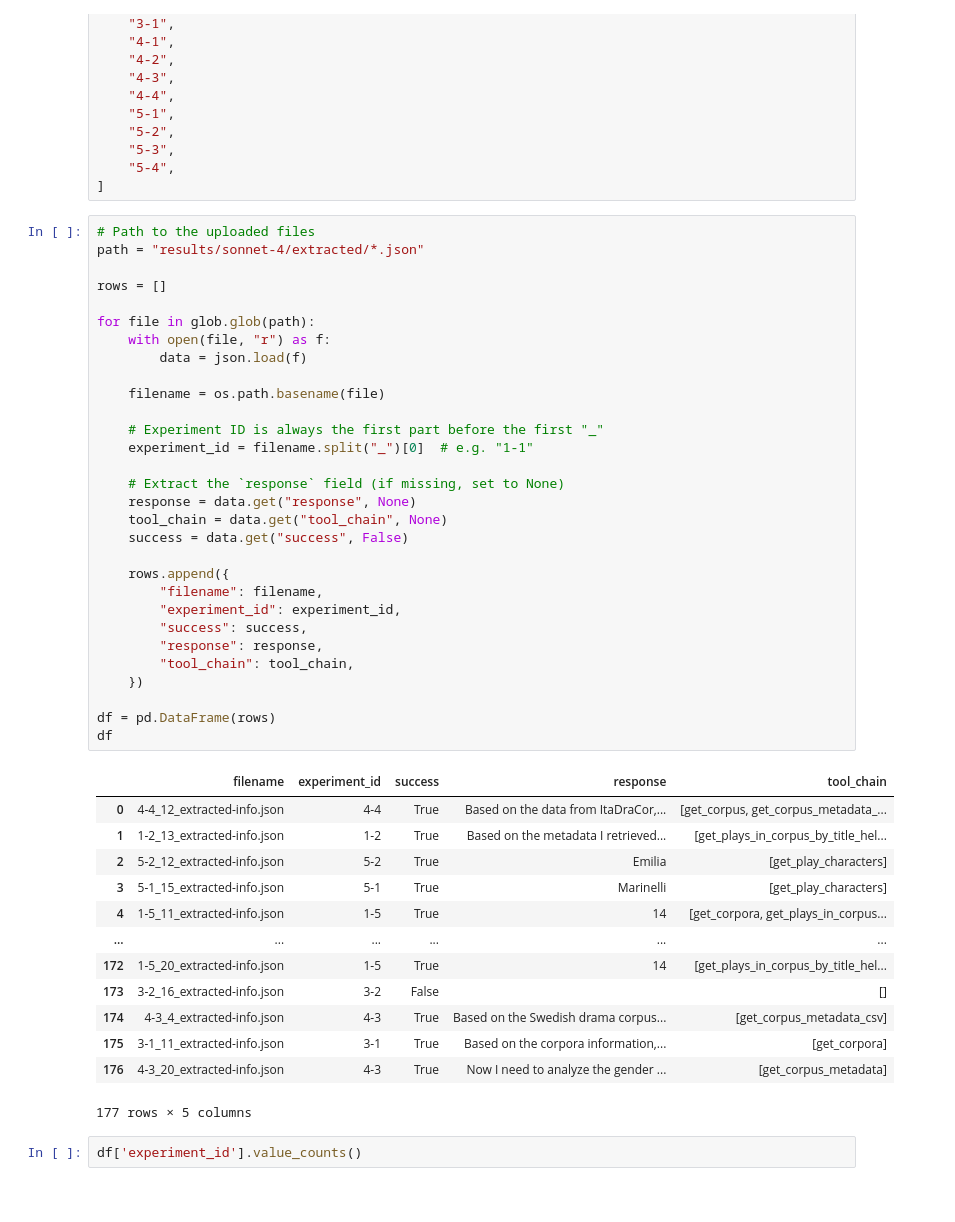
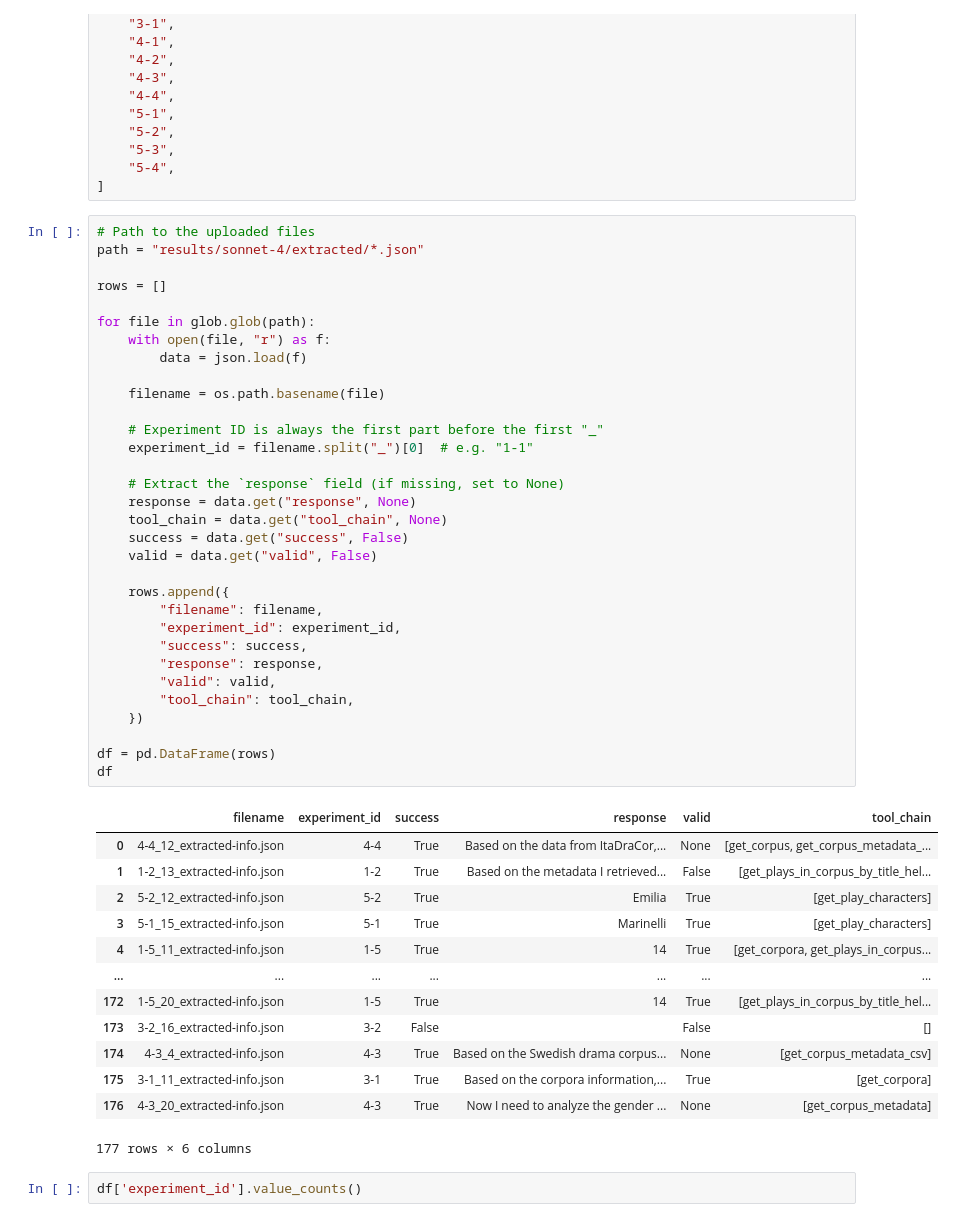
Before and after one commit to dracor-org/dracor-mcp-evaluation, a Jupyter notebook: automatic_evaluation/responses_analyser.ipynb, the cells around one changed output. Saved outputs shown, nothing was run; the diff lists cells and outputs as text.

```diff
--- a/automatic_evaluation/responses_analyser.ipynb
+++ b/automatic_evaluation/responses_analyser.ipynb
@@ -29,46 +29,48 @@ EXPERIMENT_PREFIXES = [
 # Path to the uploaded files
 path = "results/sonnet-4/extracted/*.json"
 
 rows = []
 
 for file in glob.glob(path):
     with open(file, "r") as f:
         data = json.load(f)
 
     filename = os.path.basename(file)
 
     # Experiment ID is always the first part before the first "_"
     experiment_id = filename.split("_")[0]  # e.g. "1-1"
 
     # Extract the `response` field (if missing, set to None)
     response = data.get("response", None)
     tool_chain = data.get("tool_chain", None)
     success = data.get("success", False)
+    valid = data.get("valid", False)
 
     rows.append({
         "filename": filename,
         "experiment_id": experiment_id,
         "success": success,
         "response": response,
+        "valid": valid,
         "tool_chain": tool_chain,
     })
 
 df = pd.DataFrame(rows)
 df
 # %% [output]
-|  | filename | experiment_id | success | response | tool_chain |
-| 0 | 4-4_12_extracted-info.json | 4-4 | True | Based on the data from ItaDraCor,... | [get_corpus, get_corpus_metadata_... |
-| 1 | 1-2_13_extracted-info.json | 1-2 | True | Based on the metadata I retrieved... | [get_plays_in_corpus_by_title_hel... |
-| 2 | 5-2_12_extracted-info.json | 5-2 | True | Emilia | [get_play_characters] |
-| 3 | 5-1_15_extracted-info.json | 5-1 | True | Marinelli | [get_play_characters] |
-| 4 | 1-5_11_extracted-info.json | 1-5 | True | 14 | [get_corpora, get_plays_in_corpus... |
-| ... | ... | ... | ... | ... | ... |
-| 172 | 1-5_20_extracted-info.json | 1-5 | True | 14 | [get_plays_in_corpus_by_title_hel... |
-| 173 | 3-2_16_extracted-info.json | 3-2 | False |  | [] |
-| 174 | 4-3_4_extracted-info.json | 4-3 | True | Based on the Swedish drama corpus... | [get_corpus_metadata_csv] |
-| 175 | 3-1_11_extracted-info.json | 3-1 | True | Based on the corpora information,... | [get_corpora] |
-| 176 | 4-3_20_extracted-info.json | 4-3 | True | Now I need to analyze the gender ... | [get_corpus_metadata] |
+|  | filename | experiment_id | success | response | valid | tool_chain |
+| 0 | 4-4_12_extracted-info.json | 4-4 | True | Based on the data from ItaDraCor,... | None | [get_corpus, get_corpus_metadata_... |
+| 1 | 1-2_13_extracted-info.json | 1-2 | True | Based on the metadata I retrieved... | False | [get_plays_in_corpus_by_title_hel... |
+| 2 | 5-2_12_extracted-info.json | 5-2 | True | Emilia | True | [get_play_characters] |
+| 3 | 5-1_15_extracted-info.json | 5-1 | True | Marinelli | True | [get_play_characters] |
+| 4 | 1-5_11_extracted-info.json | 1-5 | True | 14 | True | [get_corpora, get_plays_in_corpus... |
+| ... | ... | ... | ... | ... | ... | ... |
+| 172 | 1-5_20_extracted-info.json | 1-5 | True | 14 | True | [get_plays_in_corpus_by_title_hel... |
+| 173 | 3-2_16_extracted-info.json | 3-2 | False |  | False | [] |
+| 174 | 4-3_4_extracted-info.json | 4-3 | True | Based on the Swedish drama corpus... | None | [get_corpus_metadata_csv] |
+| 175 | 3-1_11_extracted-info.json | 3-1 | True | Based on the corpora information,... | True | [get_corpora] |
+| 176 | 4-3_20_extracted-info.json | 4-3 | True | Now I need to analyze the gender ... | None | [get_corpus_metadata] |
-177 rows × 5 columns
+177 rows × 6 columns
 # %%
 df['experiment_id'].value_counts()
 # %% [output]
```
Also changed, not shown: parts of 11 cells of this notebook.
